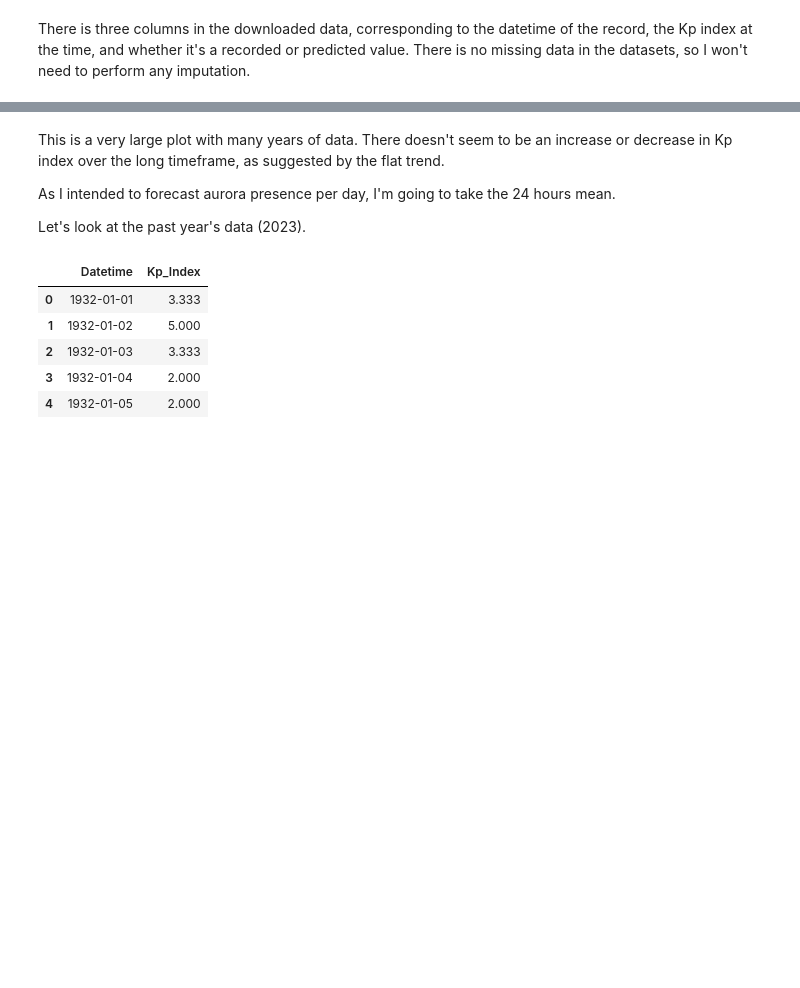
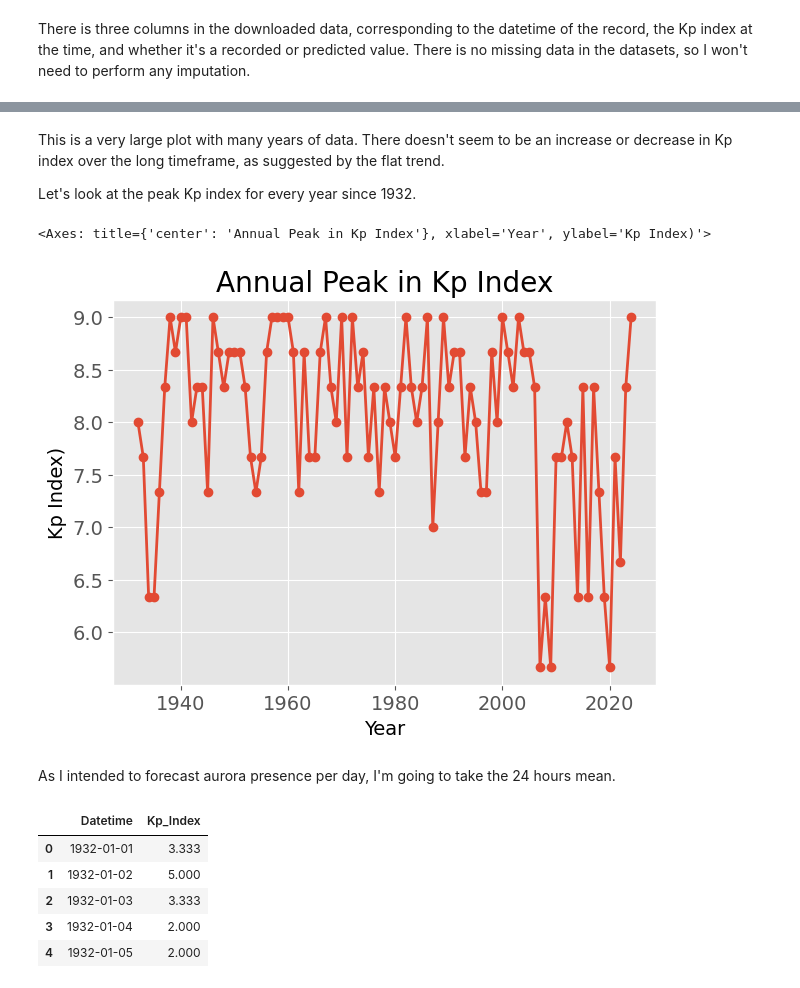
Before and after one commit to hcwang24/Aurora_Watch, a Jupyter notebook: aurora.ipynb, the cells around one changed output, grey strips where cells are left out. Cells and saved outputs as stored; diff of their text form; code cells hidden in the pictures; blank space fills up the shorter version.

```diff
--- a/aurora.ipynb
+++ b/aurora.ipynb
@@ -142,9 +142,16 @@ plot_kp_index_by_date_range(kpindex_df)
 # %% [markdown]
 This is a very large plot with many years of data. There doesn't seem to be an increase or decrease in Kp index over the long timeframe, as suggested by the flat trend.
 
-As I intended to forecast aurora presence per day, I'm going to take the 24 hours mean.
-
-Let's look at the past year's data (2023).
+Let's look at the peak Kp index for every year since 1932.
+# %%
+annual_peak = kpindex_df["Kp_Index"].groupby(kpindex_df['Datetime'].dt.year).max()
+
+annual_peak.plot.line(xlabel="Year", ylabel="Kp Index)", title="Annual Peak in Kp Index", marker="o")
+# %% [output]
+<Axes: title={'center': 'Annual Peak in Kp Index'}, xlabel='Year', ylabel='Kp Index)'>
+[figure, added]
+# %% [markdown]
+As I intended to forecast aurora presence per day, I'm going to take the 24 hours mean.
 # %%
 # Create a new column for the date only (ignore the time part)
 kpindex_df['Date'] = kpindex_df['Datetime'].dt.date
```
Also changed, not shown: parts of 34 cells of this notebook.
